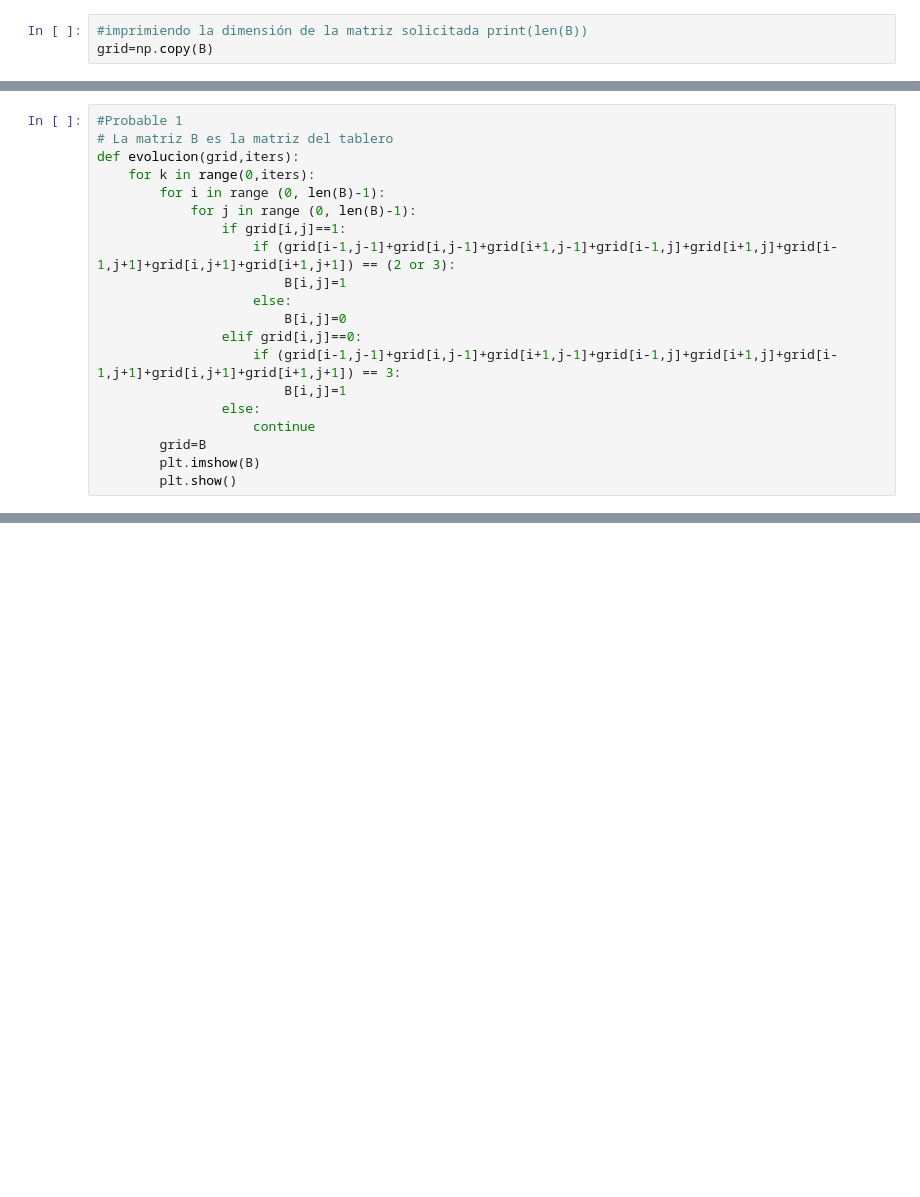
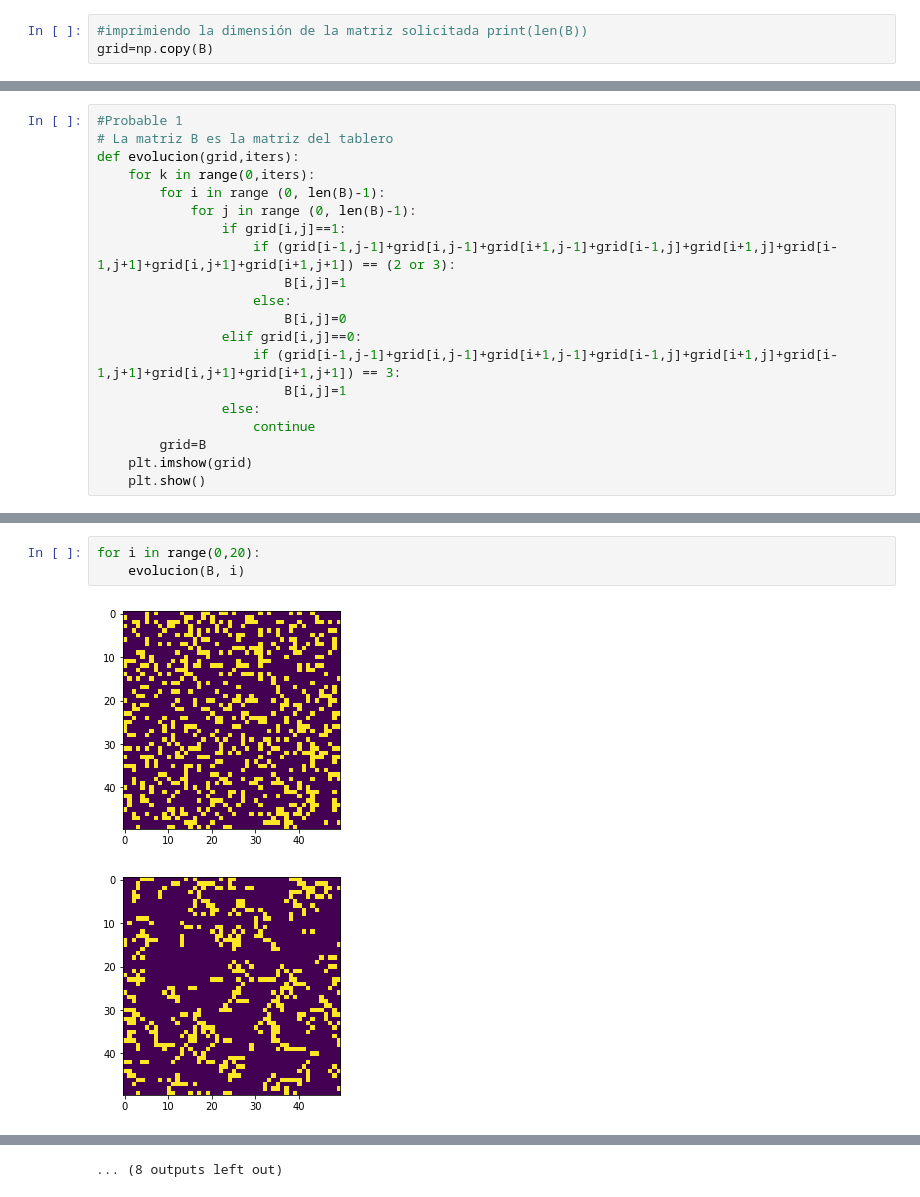
Before and after one commit to EisaacJC/ToLearn, a Jupyter notebook: GameOfLife.ipynb, the cells around one changed output, grey strips where cells are left out. Saved outputs shown, nothing was run; the diff lists cells and outputs as text; blank space fills up the shorter version.

```diff
--- a/GameOfLife.ipynb
+++ b/GameOfLife.ipynb
@@ -48,5 +65,5 @@ def evolucion(grid,iters):
                 else:
                     continue
         grid=B
-        plt.imshow(B)
-        plt.show()
+    plt.imshow(grid)
+    plt.show()
@@ -68,0 +70,6 @@ evolucion(grid, 100)
+# %%
+for i in range(0,20):
+    evolucion(B, i)
+# %% [output]
+[figure, added]
+[figure, added]
@@ -68,0 +86 @@ evolucion(grid, 100)
+... (8 outputs left out)
```
Also changed, not shown: parts of 10 cells of this notebook.
